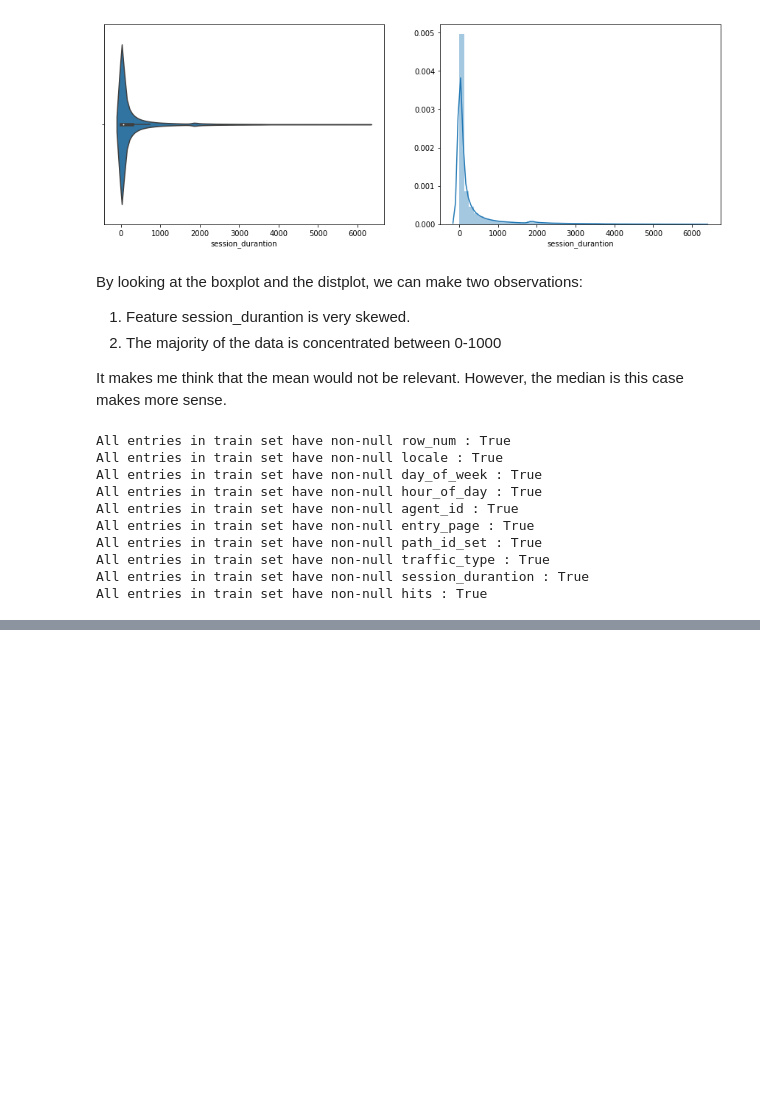
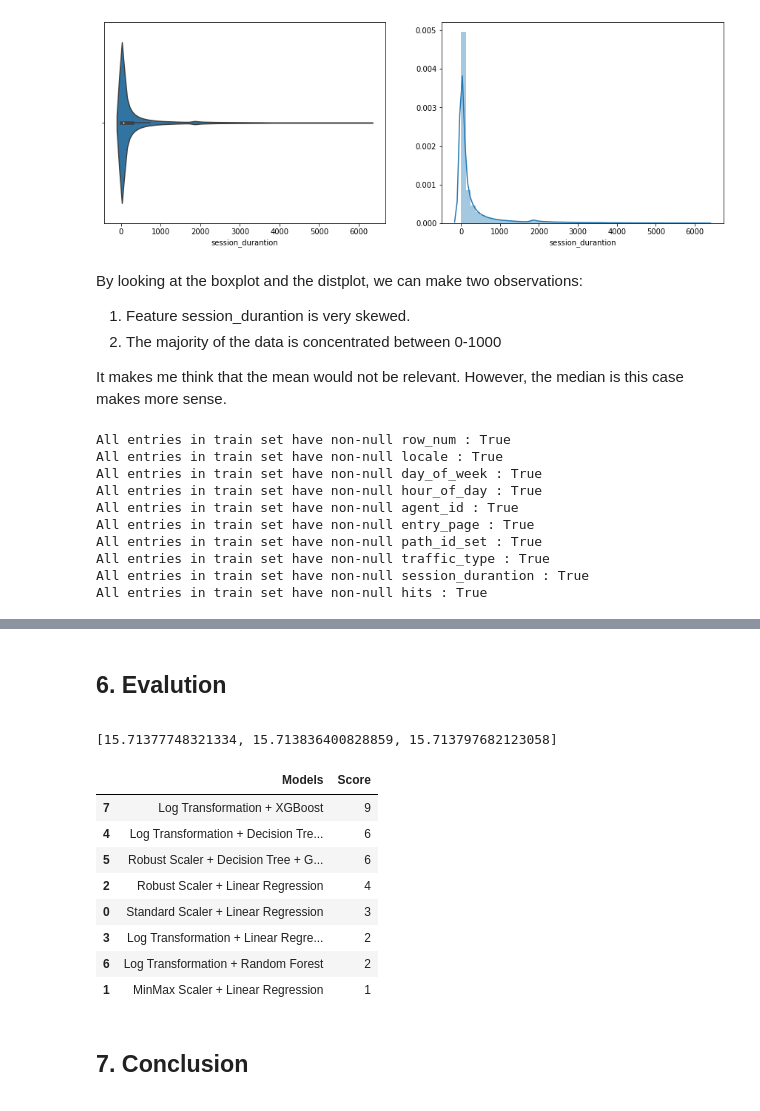
Before and after one commit to confused-pandas/trivago-predicting-hits, a Jupyter notebook: trivago.ipynb, the cells around one changed output, grey strips where cells are left out. Cells and saved outputs as stored; diff of their text form; code cells hidden in the pictures; blank space fills up the shorter version.

```diff
--- a/trivago.ipynb
+++ b/trivago.ipynb
@@ -721,0 +781,2 @@ root_mean_squared_error(y, y_pred)
+# %%
+models_scores['model_6'] = decision_tree_2(train, 5)
@@ -721,0 +869,2 @@ root_mean_squared_error(y, y_pred)
+# %%
+models_scores['model_7'] = random_forest(train, 5)
@@ -721,0 +953,33 @@ root_mean_squared_error(y, y_pred)
+# %%
+models_scores['model_8'] = xgboost(train, 5)
+# %% [markdown]
+## 6. Evalution
+<a id="evaluation"></a>
+# %%
+score_list = list(models_scores.values())
+# %% [output]
+[15.71377748321334, 15.713836400828859, 15.713797682123058]
+# %%
+models = ["Standard Scaler + Linear Regression",
+          "MinMax Scaler + Linear Regression",
+          "Robust Scaler + Linear Regression",
+          "Log Transformation + Linear Regression",
+          "Log Transformation + Decision Tree + GridSearch",
+          "Robust Scaler + Decision Tree + GridSearch",
+          "Log Transformation + Random Forest",
+          "Log Transformation + XGBoost",
+         ]
+pd.DataFrame({"Model":models, "Score":score_list}).sort_values("Score", ascending=False)
+# %% [output]
+|  | Models | Score |
+| 7 | Log Transformation + XGBoost | 9 |
+| 4 | Log Transformation + Decision Tre... | 6 |
+| 5 | Robust Scaler + Decision Tree + G... | 6 |
+| 2 | Robust Scaler + Linear Regression | 4 |
+| 0 | Standard Scaler + Linear Regression | 3 |
+| 3 | Log Transformation + Linear Regre... | 2 |
+| 6 | Log Transformation + Random Forest | 2 |
+| 1 | MinMax Scaler + Linear Regression | 1 |
+# %% [markdown]
+## 7. Conclusion
+<a id="conclusion"></a>
```
Also changed, not shown: parts of 68 cells of this notebook.
